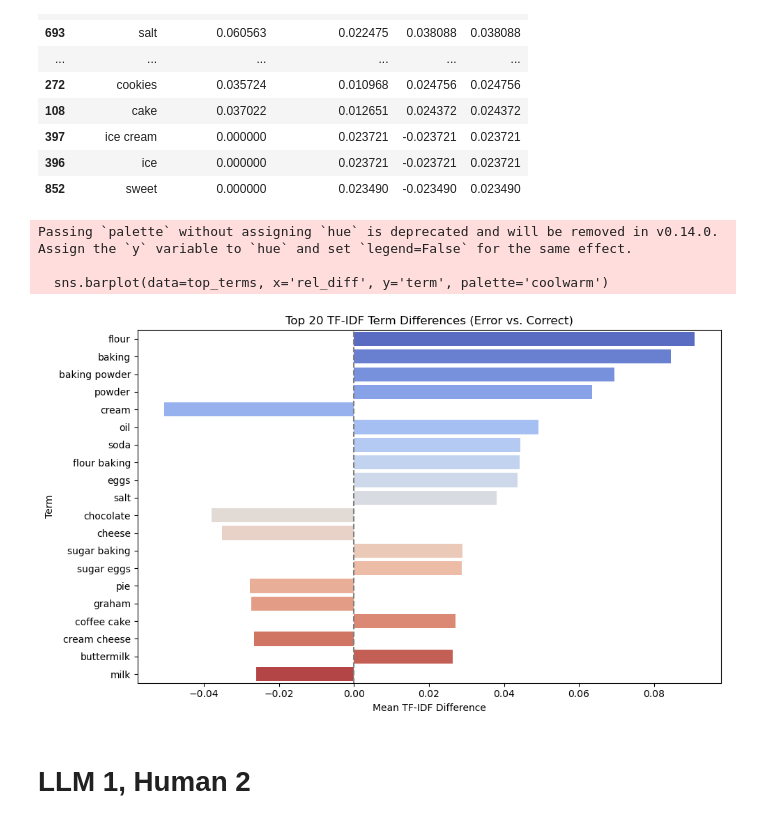
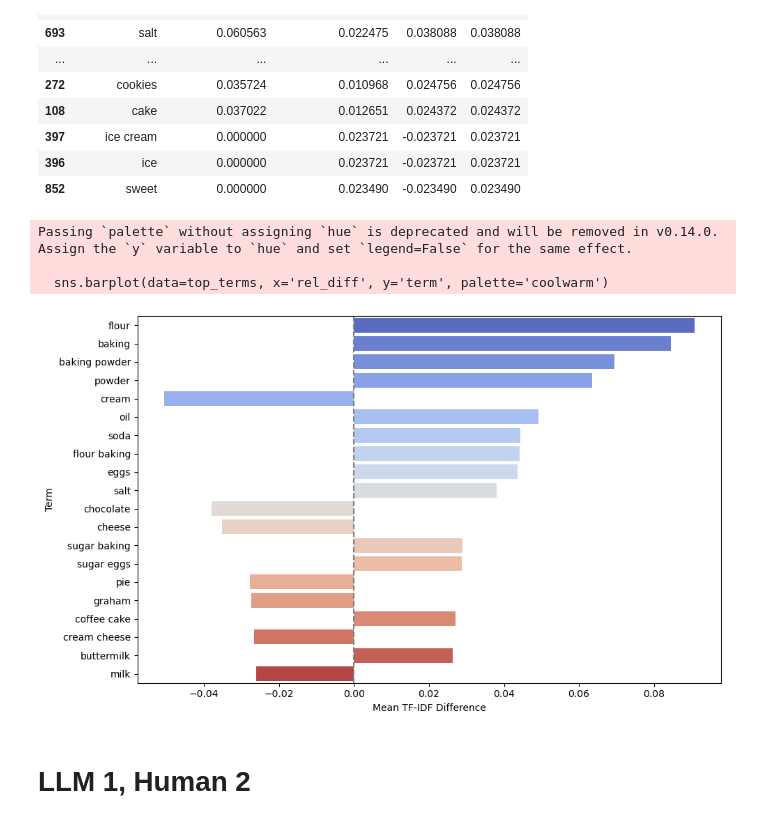
Before and after one commit to GiacomoNegri/NLP_Project, a Jupyter notebook: notebooks/10_BERTvsLLM_P2.ipynb, the cells around one changed output. Cells and saved outputs as stored; diff of their text form; code cells hidden in the pictures.

```diff
--- a/notebooks/10_BERTvsLLM_P2.ipynb
+++ b/notebooks/10_BERTvsLLM_P2.ipynb
@@ -584,16 +612,16 @@ df_tfidf_diff.head(30)
 # %%
 top_terms = df_tfidf_diff.head(20)
 plt.figure(figsize=(10,6))
 sns.barplot(data=top_terms, x='rel_diff', y='term', palette='coolwarm')
 plt.axvline(0, color='gray', linestyle='--')
-plt.title("Top 20 TF-IDF Term Differences (Error vs. Correct)")
+# plt.title("Top 20 TF-IDF Term Differences (Error vs. Correct)")
 plt.xlabel("Mean TF-IDF Difference")
 plt.ylabel("Term")
 plt.tight_layout()
 plt.savefig('../images/tf_idf_rel_freq.png')
 plt.show()
 # %% [output]
 Passing `palette` without assigning `hue` is deprecated and will be removed in v0.14.0. Assign the `y` variable to `hue` and set `legend=False` for the same effect.
 
   sns.barplot(data=top_terms, x='rel_diff', y='term', palette='coolwarm')
-[figure, old version]
+[figure, new version]
```
Also changed, not shown: parts of 15 cells of this notebook.
